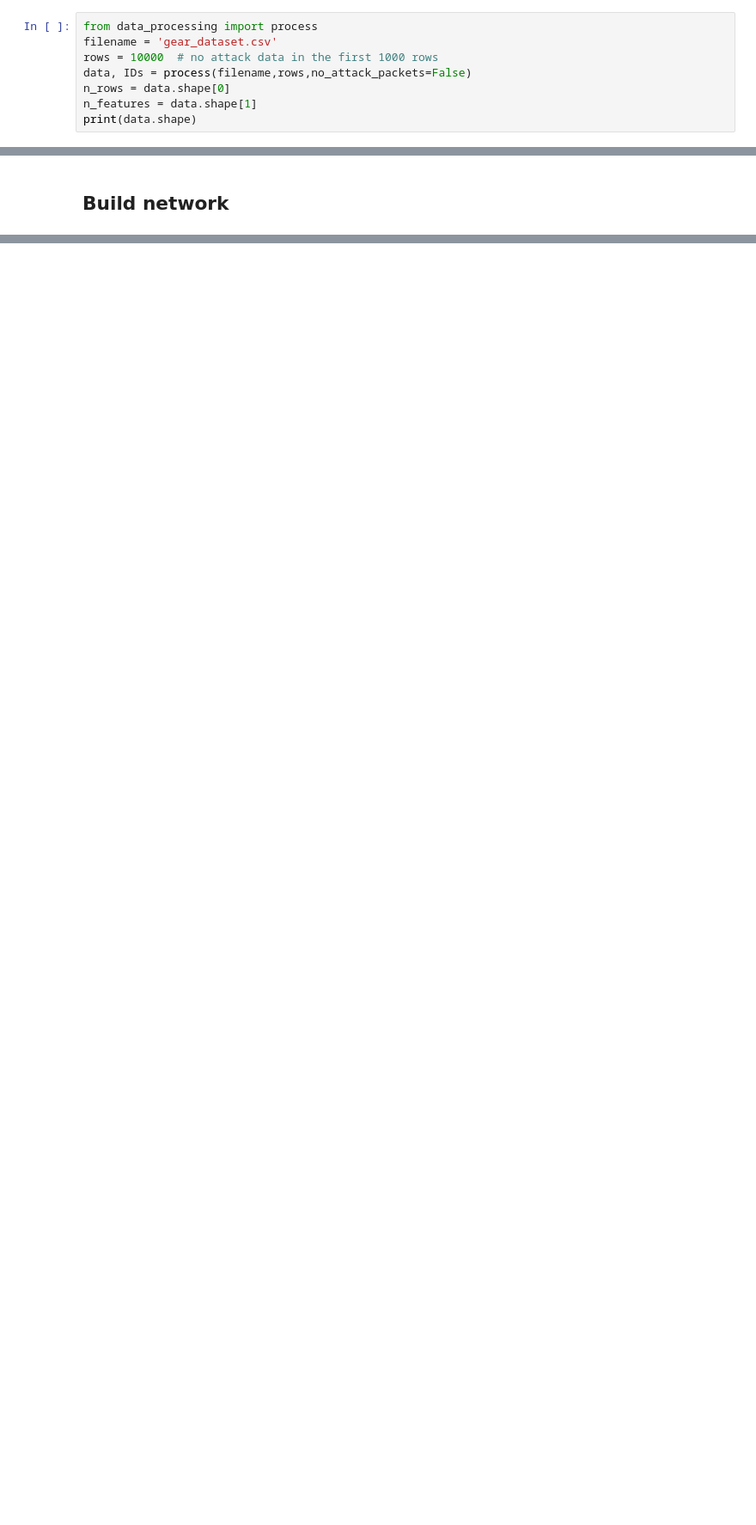
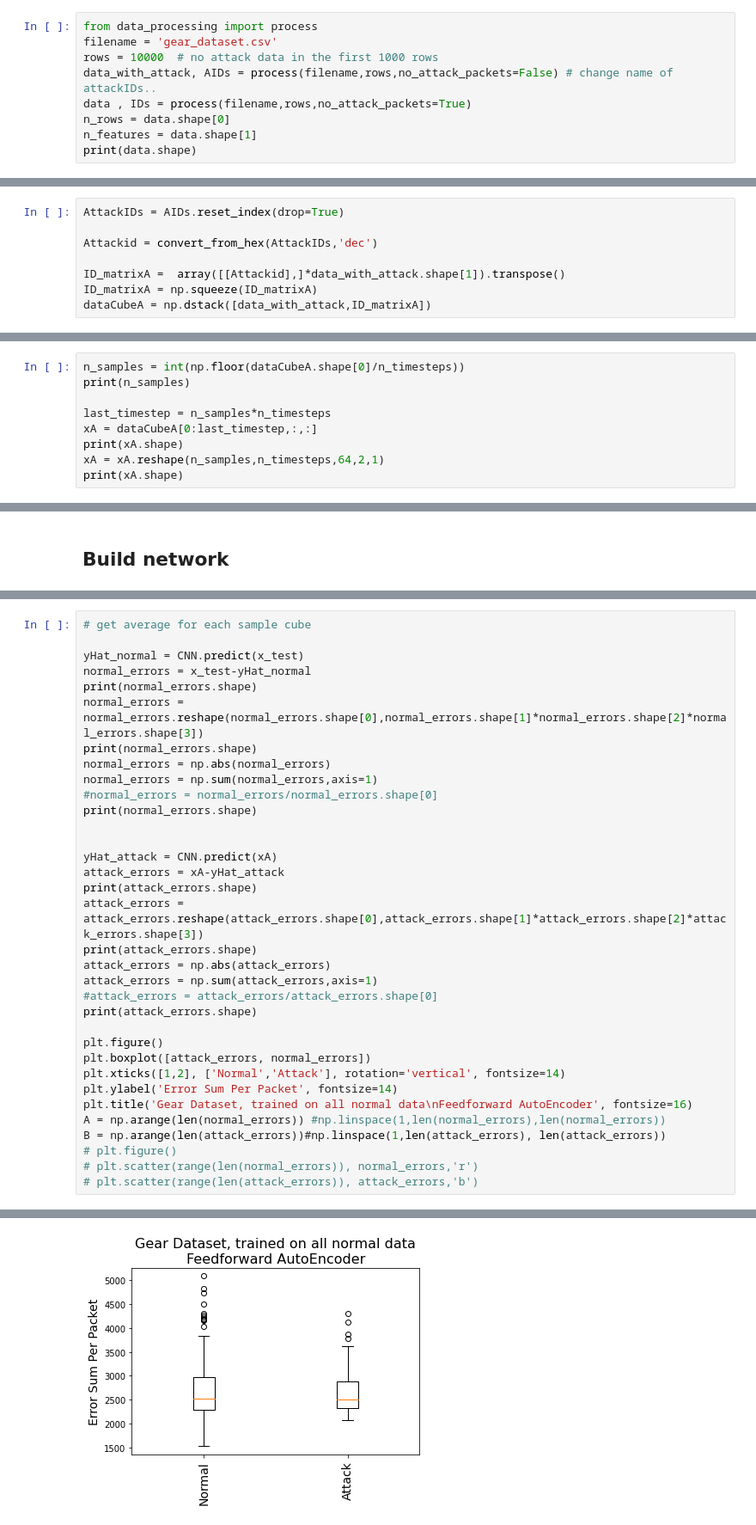
Before and after one commit to ellensanden/MLAnomalyDetection, a Jupyter notebook: test_stuff/cnn.ipynb, the cells around one changed output, grey strips where cells are left out. Shown at 86% size. Drawn from its saved outputs; the diff is of its cells as text; blank space fills up the shorter version.

Commit message:
working on plots

```diff
--- a/test_stuff/cnn.ipynb
+++ b/test_stuff/cnn.ipynb
@@ -26,7 +26,8 @@ from numpy import array
 from data_processing import process
 filename = 'gear_dataset.csv'
 rows = 10000  # no attack data in the first 1000 rows
-data, IDs = process(filename,rows,no_attack_packets=False)
+data_with_attack, AIDs = process(filename,rows,no_attack_packets=False) # change name of attackIDs..
+data , IDs = process(filename,rows,no_attack_packets=True)
 n_rows = data.shape[0]
 n_features = data.shape[1]
 print(data.shape)
@@ -73,6 +60,14 @@ id = convert_from_hex(IDs,'dec')
 ID_matrix =  array([[id],]*data.shape[1]).transpose()
 ID_matrix = np.squeeze(ID_matrix)
 dataCube = np.dstack([data,ID_matrix])
+# %%
+AttackIDs = AIDs.reset_index(drop=True)
+
+Attackid = convert_from_hex(AttackIDs,'dec')
+
+ID_matrixA =  array([[Attackid],]*data_with_attack.shape[1]).transpose()
+ID_matrixA = np.squeeze(ID_matrixA)
+dataCubeA = np.dstack([data_with_attack,ID_matrixA])
 # %%
 n_timesteps = 40
 n_samples = int(np.floor(dataCube.shape[0]/n_timesteps))
@@ -94,3 +89,12 @@ print(x_test.shape, x_train.shape)
 (7760, 64, 2)
 (194, 40, 64, 2, 1)
 (59, 40, 64, 2, 1) (135, 40, 64, 2, 1)
+# %%
+n_samples = int(np.floor(dataCubeA.shape[0]/n_timesteps))
+print(n_samples)
+
+last_timestep = n_samples*n_timesteps
+xA = dataCubeA[0:last_timestep,:,:]
+print(xA.shape)
+xA = xA.reshape(n_samples,n_timesteps,64,2,1)
+print(xA.shape)
@@ -236,0 +238,35 @@ NameError: name 'keras' is not defined
+# %%
+# get average for each sample cube
+
+yHat_normal = CNN.predict(x_test)
+normal_errors = x_test-yHat_normal
+print(normal_errors.shape)
+normal_errors = normal_errors.reshape(normal_errors.shape[0],normal_errors.shape[1]*normal_errors.shape[2]*normal_errors.shape[3])
+print(normal_errors.shape)
+normal_errors = np.abs(normal_errors)
+normal_errors = np.sum(normal_errors,axis=1)
+#normal_errors = normal_errors/normal_errors.shape[0]
+print(normal_errors.shape)
+
+
+yHat_attack = CNN.predict(xA)
+attack_errors = xA-yHat_attack
+print(attack_errors.shape)
+attack_errors = attack_errors.reshape(attack_errors.shape[0],attack_errors.shape[1]*attack_errors.shape[2]*attack_errors.shape[3])
+print(attack_errors.shape)
+attack_errors = np.abs(attack_errors)
+attack_errors = np.sum(attack_errors,axis=1)
+#attack_errors = attack_errors/attack_errors.shape[0]
+print(attack_errors.shape)
+
+plt.figure()
+plt.boxplot([attack_errors, normal_errors])
+plt.xticks([1,2], ['Normal','Attack'], rotation='vertical', fontsize=14)
+plt.ylabel('Error Sum Per Packet', fontsize=14)
+plt.title('Gear Dataset, trained on all normal data\nFeedforward AutoEncoder', fontsize=16)
+A = np.arange(len(normal_errors)) #np.linspace(1,len(normal_errors),len(normal_errors))
+B = np.arange(len(attack_errors))#np.linspace(1,len(attack_errors), len(attack_errors))
+# plt.figure()
+# plt.scatter(range(len(normal_errors)), normal_errors,'r')
+# plt.scatter(range(len(attack_errors)), attack_errors,'b')
+# %% [output]
@@ -236,0 +279 @@ NameError: name 'keras' is not defined
+[figure, added]
```
Also changed, not shown: parts of 13 cells of this notebook.
